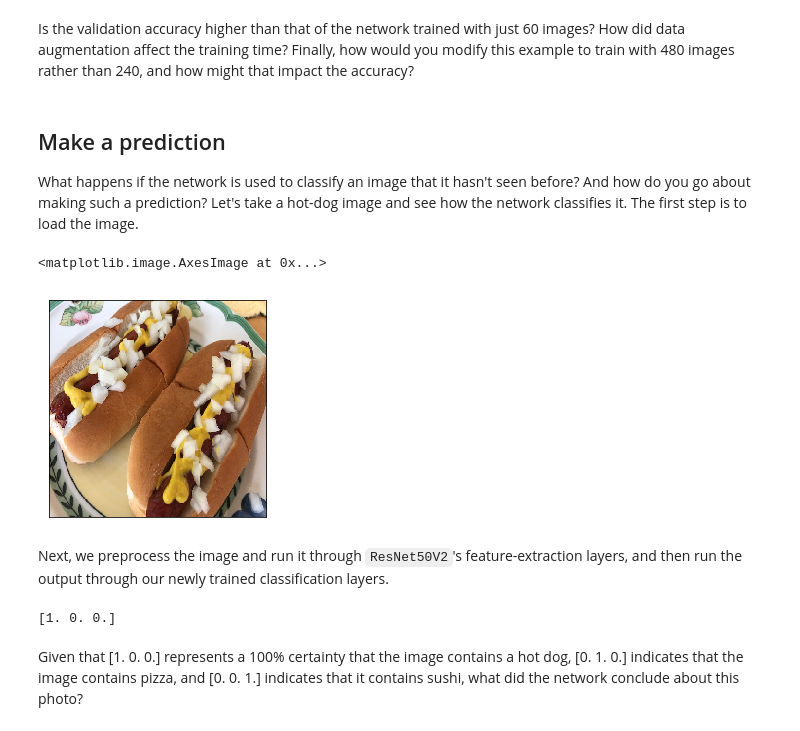
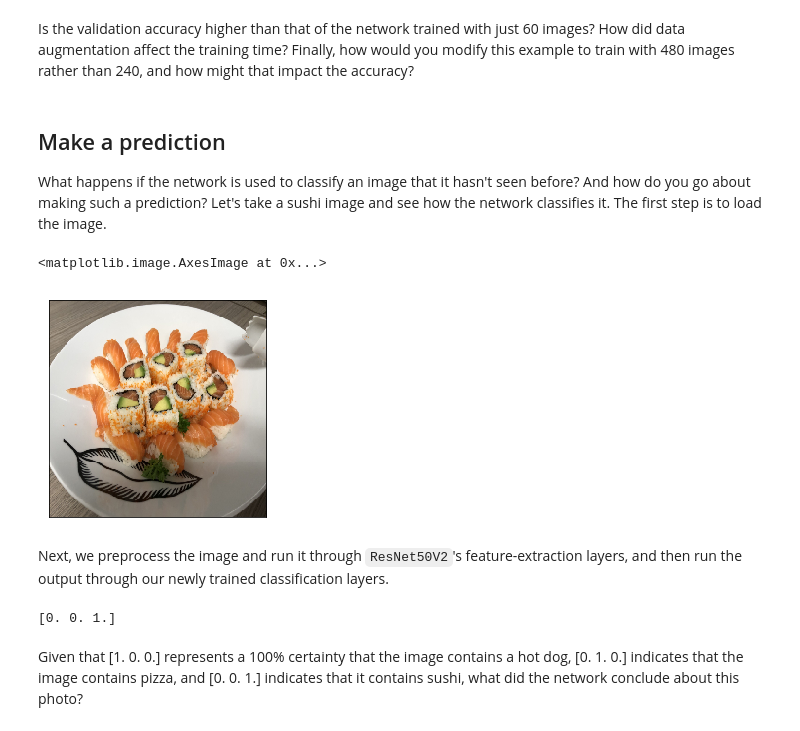
Before and after one commit to jeffprosise/Deep-Learning, a Jupyter notebook: Food CNN 3 - Augmented Transfer Learning.ipynb, the cells around one changed output. Drawn from its saved outputs; the diff is of its cells as text; code cells hidden in the pictures.

```diff
--- a/Food CNN 3 - Augmented Transfer Learning.ipynb
+++ b/Food CNN 3 - Augmented Transfer Learning.ipynb
@@ -197,18 +197,18 @@ Is the validation accuracy higher than that of the network trained with just 60
 # %% [markdown]
 ## Make a prediction
 
-What happens if the network is used to classify an image that it hasn't seen before? And how do you go about making such a prediction? Let's take a hot-dog image and see how the network classifies it. The first step is to load the image.
+What happens if the network is used to classify an image that it hasn't seen before? And how do you go about making such a prediction? Let's take a sushi image and see how the network classifies it. The first step is to load the image.
 # %%
 # Load and display the image to be classified
 from keras.preprocessing import image
 
-x = image.load_img('food/samples/hot-dog.jpg', target_size=(224, 224))
+x = image.load_img('food/samples/sushi.jpg', target_size=(224, 224))
 plt.xticks([])
 plt.yticks([])
 plt.imshow(x)
 # %% [output]
 <matplotlib.image.AxesImage at 0x...>
-[figure, old version]
+[figure, new version]
 # %% [markdown]
 Next, we preprocess the image and run it through `ResNet50V2`'s feature-extraction layers, and then run the output through our newly trained classification layers.
 # %%
@@ -221,6 +221,6 @@ y = base_model.predict(x)
 predictions = model.predict(y)
 print(predictions[0])
 # %% [output]
-[1. 0. 0.]
+[0. 0. 1.]
 # %% [markdown]
 Given that [1. 0. 0.] represents a 100% certainty that the image contains a hot dog, [0. 1. 0.] indicates that the image contains pizza, and [0. 0. 1.] indicates that it contains sushi, what did the network conclude about this photo?
```
Also changed, not shown: parts of 2 cells of this notebook.
